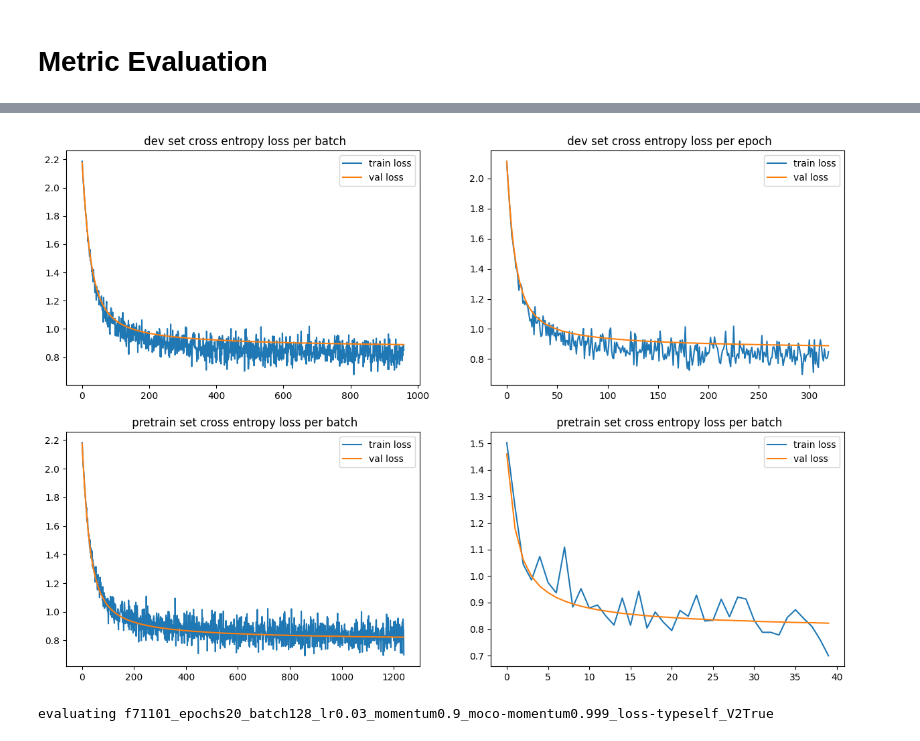
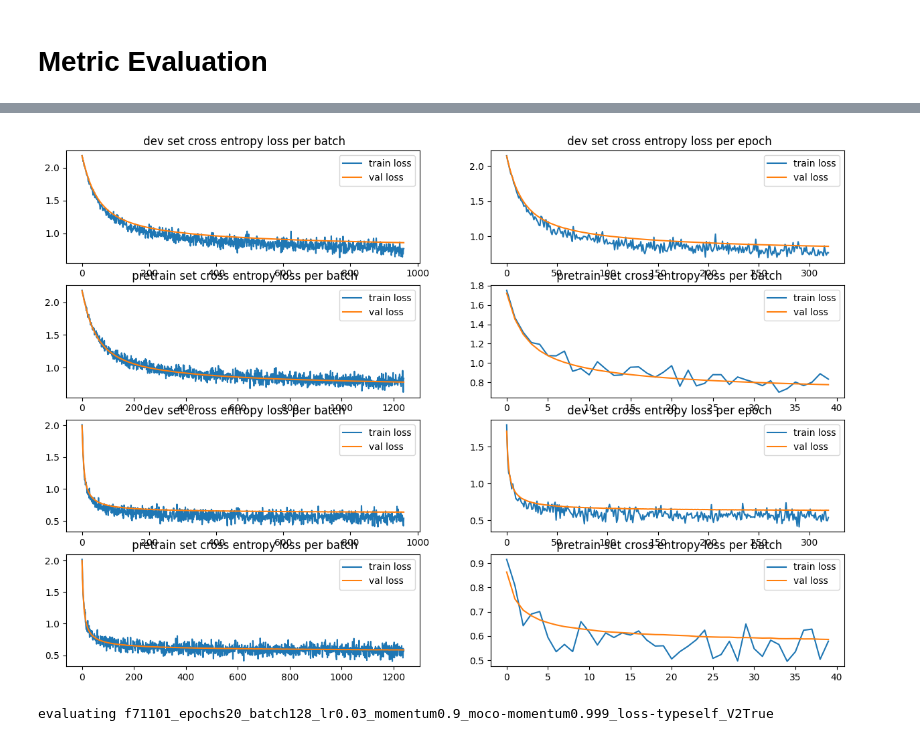
Before and after one commit to xu-shitong/Contrastive-Medical-Image-Classification, a Jupyter notebook: moco/moco.ipynb, the cells around one changed output, grey strips where cells are left out. Saved outputs shown, nothing was run; the diff lists cells and outputs as text; code cells hidden in the pictures.

```diff
--- a/moco/moco.ipynb
+++ b/moco/moco.ipynb
@@ -666,9 +774,12 @@ file_names = [
   "./epochs20_batch128_lr0.03_momentum0.9_loss-typeself_V2True.txt",
   "./70407_epochs20_batch128_lr0.03_momentum0.9_loss-typeself_V2True.txt",
   "./71101_71382_71440_epochs20_batch128_lr0.03_momentum0.9_moco-momentum0.999_loss-typeself_V2True.txt",
+  "./71101_72157_epochs20_lr-pretrain0.03-head0.03_moco-momentum0.999_V2True_aug-colourTrue_optimizer-pretrainSGD-headSGD.txt",
+  "./72486_epochs40_lr-pretrain0.03-head0.03_moco-momentum0.999_V2True_aug-colourTrue_optimizer-pretrainSGD-headSGD.txt",
+  "./72488_epochs60_lr-pretrain0.01-head0.01_moco-momentum0.999_V2True_aug-colourTrue_optimizer-pretrainAdam-headAdam.txt",
 ]
 fig, axarr = plt.subplots(len(file_names), 2, figsize=(15, 10))
-names = ["moco v1 no colouring augmentation", "moco v2 ", "moco v2 repeat 1", "moco v2 repeat 2"] # titles for each row of image, substitute of file name
+names = ["moco v1 no colouring augmentation", "moco v2 ", "moco v2 repeat 1", "moco v2 repeat 2", "moco v2 repeat 40 epoch", "moco v2 80 epoch", "moco v2 adam"] # titles for each row of image, substitute of file name
 for i, file_name in enumerate(file_names):
   losses = extract_float(file_name) # shape [iteration_number * print num per iteration, 8], only loss at index [5, 7] are useful for plot
   train_index = {} # additional plot other than losses
@@ -697,37 +808,38 @@ for i, file_name in enumerate(file_names):
 # %%
 # general propose plot
 file_names = [
-  "./71101_71866_epochs0_batch128_lr0.03_momentum0.9_moco-momentum0.999_loss-typeself_V2True.txt",
+  "./72486_epochs40_lr-pretrain0.03-head0.03_moco-momentum0.999_V2True_aug-colourTrue_optimizer-pretrainSGD-headSGD.txt",
+  "./72488_epochs60_lr-pretrain0.01-head0.01_moco-momentum0.999_V2True_aug-colourTrue_optimizer-pretrainAdam-headAdam.txt",
 ]
 fig, axarr = plt.subplots(2 * len(file_names), 2, figsize=(15, 10))
-names = [""] # titles for each row of image, substitute of file name
+names = ["", ""] # titles for each row of image, substitute of file name
 for i, file_name in enumerate(file_names):
   losses1 = extract_float(file_name, "classification loss: dev_train_loader: ") # shape [iteration_number * print num per iteration, 8], only loss at index [5, 7] are useful for plot
   losses2 = extract_float(file_name, "classification loss: pretrain_loader: ") # shape [iteration_number * print num per iteration, 8], only loss at index [5, 7] are useful for plot
   mean_loss_index1 = [i * 3 + 2 for i in range(losses1.shape[0] // 3)]
   mean_loss_index2 = [i * 31 + 30 for i in range(losses2.shape[0] // 31)]
 
-  axarr[i, 0].plot(losses1[:, 2], label="train loss")
-  axarr[i, 0].plot(losses1[:, 3], label="val loss")
-  axarr[i, 0].set_title(names[i] + " dev set cross entropy loss per batch")
-  axarr[i, 0].legend(loc="upper right")
+  axarr[2 * i, 0].plot(losses1[:, 2], label="train loss")
+  axarr[2 * i, 0].plot(losses1[:, 3], label="val loss")
+  axarr[2 * i, 0].set_title(names[i] + " dev set cross entropy loss per batch")
+  axarr[2 * i, 0].legend(loc="upper right")
 
-  axarr[i, 1].plot(losses1[mean_loss_index1, 2], label="train loss")
-  axarr[i, 1].plot(losses1[mean_loss_index1, 3], label="val loss")
-  axarr[i, 1].set_title(names[i] + " dev set cross entropy loss per epoch")
-  axarr[i, 1].legend(loc="upper right")
+  axarr[2 * i, 1].plot(losses1[mean_loss_index1, 2], label="train loss")
+  axarr[2 * i, 1].plot(losses1[mean_loss_index1, 3], label="val loss")
+  axarr[2 * i, 1].set_title(names[i] + " dev set cross entropy loss per epoch")
+  axarr[2 * i, 1].legend(loc="upper right")
 
-  axarr[i + 1, 0].plot(losses2[:, 2], label="train loss")
-  axarr[i + 1, 0].plot(losses2[:, 3], label="val loss")
-  axarr[i + 1, 0].set_title(names[i] + " pretrain set cross entropy loss per batch")
-  axarr[i + 1, 0].legend(loc="upper right")
+  axarr[2 * i + 1, 0].plot(losses2[:, 2], label="train loss")
+  axarr[2 * i + 1, 0].plot(losses2[:, 3], label="val loss")
+  axarr[2 * i + 1, 0].set_title(names[i] + " pretrain set cross entropy loss per batch")
+  axarr[2 * i + 1, 0].legend(loc="upper right")
 
-  axarr[i + 1, 1].plot(losses2[mean_loss_index2, 2], label="train loss")
-  axarr[i + 1, 1].plot(losses2[mean_loss_index2, 3], label="val loss")
-  axarr[i + 1, 1].set_title(names[i] + " pretrain set cross entropy loss per batch")
-  axarr[i + 1, 1].legend(loc="upper right")
+  axarr[2 * i + 1, 1].plot(losses2[mean_loss_index2, 2], label="train loss")
+  axarr[2 * i + 1, 1].plot(losses2[mean_loss_index2, 3], label="val loss")
+  axarr[2 * i + 1, 1].set_title(names[i] + " pretrain set cross entropy loss per batch")
+  axarr[2 * i + 1, 1].legend(loc="upper right")
 # %% [output]
-[figure, old version]
+[figure, new version]
 # %%
 test_data = medmnist.PathMNIST("test", download=False, root=args.data,
                                   #  transform=loader.TwoCropsTransform(transforms.Compose(augmentation)))
```
Also changed, not shown: parts of 4 cells of this notebook, 1 other file.
